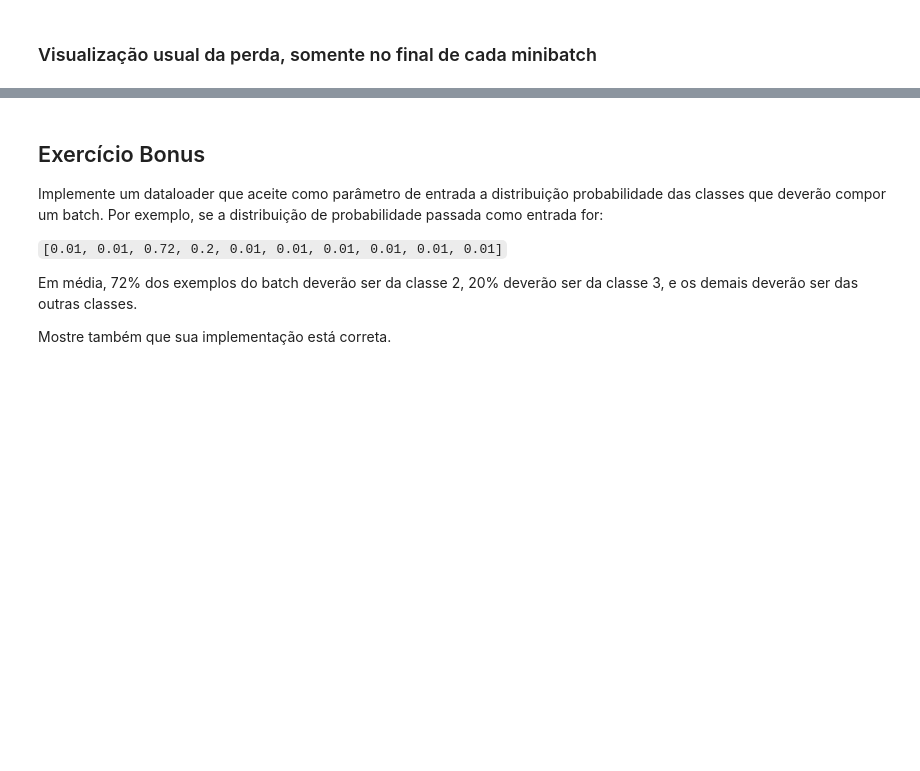
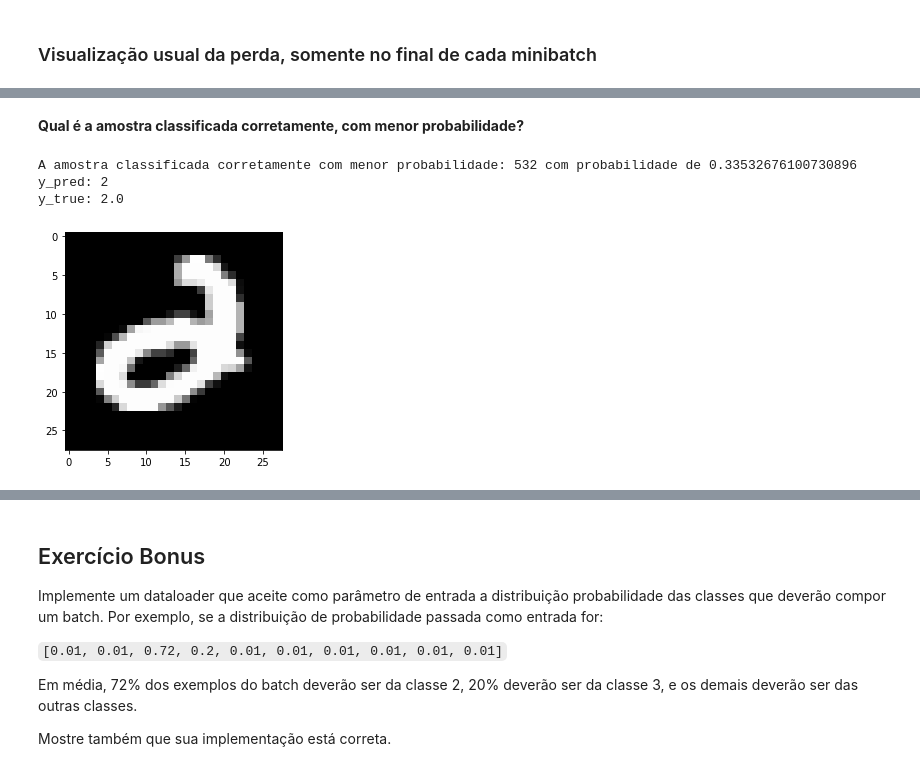
Before and after one commit to rocabrera/IA025A_2022S1, a Jupyter notebook: ex04/Aula_4_Exercício_Template.ipynb, the cells around one changed output, grey strips where cells are left out. Drawn from its saved outputs; the diff is of its cells as text; code cells hidden in the pictures; blank space fills up the shorter version.

```diff
--- a/ex04/Aula_4_Exercício_Template.ipynb
+++ b/ex04/Aula_4_Exercício_Template.ipynb
@@ -330,0 +349,15 @@ Qual é a amostra classificada erradamente, com menor probabilidade?
+# %% [markdown]
+**Qual é a amostra classificada corretamente, com menor probabilidade?**
+# %%
+most_correct_sample = int(torch.argmin(y_pred_probas[correct_classified]))
+indice_sample = sample_number[correct_classified][most_correct_sample]
+print(f"A amostra classificada corretamente com menor probabilidade: {indice_sample} com probabilidade de {y_pred_probas[indice_sample]}")
+print(f"y_pred: {y_pred[indice_sample]}")
+print(f"y_true: {y_train[indice_sample]}")
+plt.imshow(x_train[indice_sample].squeeze(),cmap="gray")
+plt.show()
+# %% [output]
+A amostra classificada corretamente com menor probabilidade: 532 com probabilidade de 0.33532676100730896
+y_pred: 2
+y_true: 2.0
+[figure, added]
```
Also changed, not shown: parts of 23 cells of this notebook.
